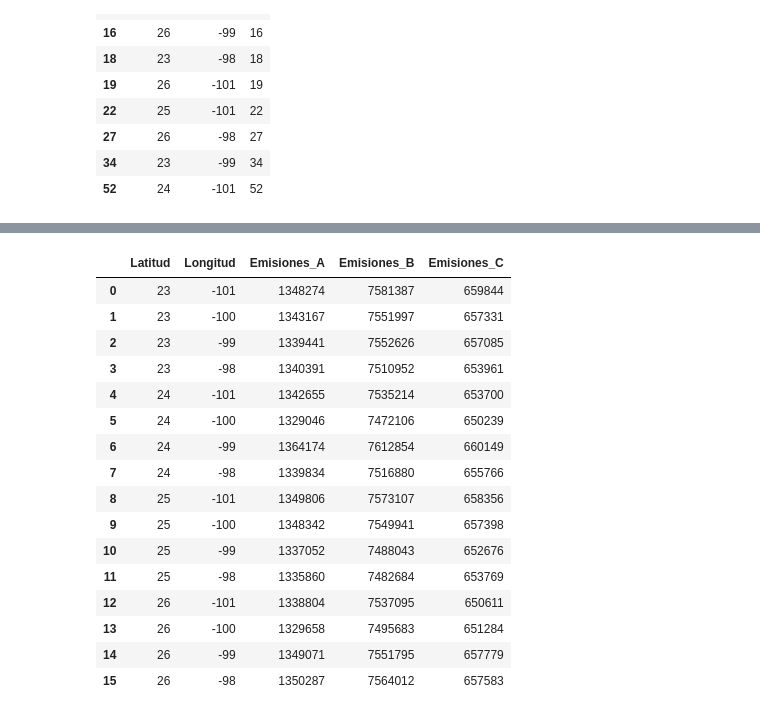
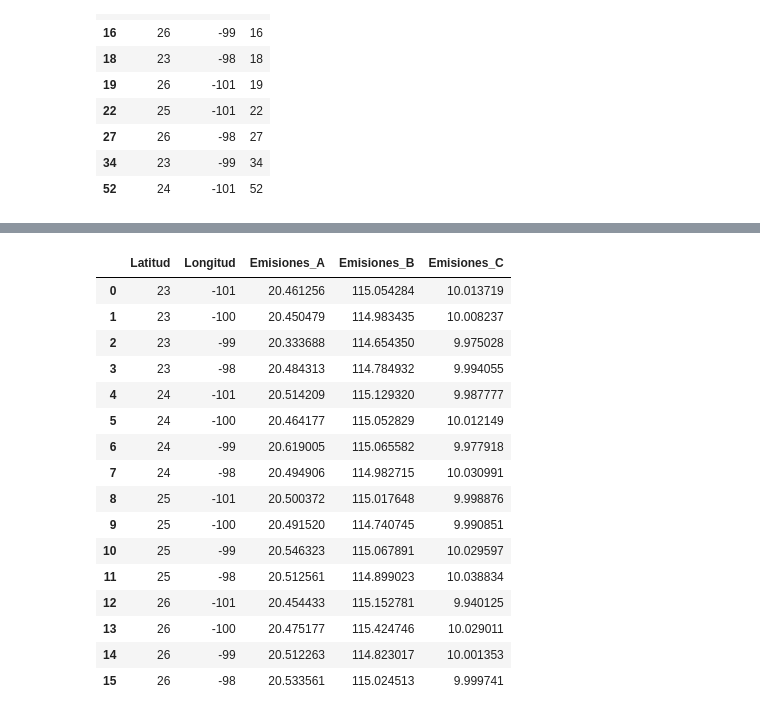
Before and after one commit to fou-foo/Consultoria, a Jupyter notebook: python/berkeley.ipynb, the cells around one changed output, grey strips where cells are left out. Drawn from its saved outputs; the diff is of its cells as text; code cells hidden in the pictures.

```diff
--- a/python/berkeley.ipynb
+++ b/python/berkeley.ipynb
@@ -251,27 +285,27 @@ plotly.offline.iplot(fig, filename='Puntos')
 [interactive output not drawn]
 # %%
 resumen1 = emisiones[[ 'Latitud', 'Longitud', 'Emisiones_A', 'Emisiones_B', 'Emisiones_C']]
-resumen1 = resumen1.groupby([ 'Latitud', 'Longitud']).sum()
+resumen1 = resumen1.groupby([ 'Latitud', 'Longitud']).mean()
 resumen1 = resumen1.add_suffix('').reset_index()
 resumen1
 # %% [output]
 |  | Latitud | Longitud | Emisiones_A | Emisiones_B | Emisiones_C |
-| 0 | 23 | -101 | 1348274 | 7581387 | 659844 |
-| 1 | 23 | -100 | 1343167 | 7551997 | 657331 |
-| 2 | 23 | -99 | 1339441 | 7552626 | 657085 |
-| 3 | 23 | -98 | 1340391 | 7510952 | 653961 |
-| 4 | 24 | -101 | 1342655 | 7535214 | 653700 |
-| 5 | 24 | -100 | 1329046 | 7472106 | 650239 |
-| 6 | 24 | -99 | 1364174 | 7612854 | 660149 |
-| 7 | 24 | -98 | 1339834 | 7516880 | 655766 |
-| 8 | 25 | -101 | 1349806 | 7573107 | 658356 |
-| 9 | 25 | -100 | 1348342 | 7549941 | 657398 |
-| 10 | 25 | -99 | 1337052 | 7488043 | 652676 |
-| 11 | 25 | -98 | 1335860 | 7482684 | 653769 |
-| 12 | 26 | -101 | 1338804 | 7537095 | 650611 |
-| 13 | 26 | -100 | 1329658 | 7495683 | 651284 |
-| 14 | 26 | -99 | 1349071 | 7551795 | 657779 |
-| 15 | 26 | -98 | 1350287 | 7564012 | 657583 |
+| 0 | 23 | -101 | 20.461256 | 115.054284 | 10.013719 |
+| 1 | 23 | -100 | 20.450479 | 114.983435 | 10.008237 |
+| 2 | 23 | -99 | 20.333688 | 114.654350 | 9.975028 |
+| 3 | 23 | -98 | 20.484313 | 114.784932 | 9.994055 |
+| 4 | 24 | -101 | 20.514209 | 115.129320 | 9.987777 |
+| 5 | 24 | -100 | 20.464177 | 115.052829 | 10.012149 |
+| 6 | 24 | -99 | 20.619005 | 115.065582 | 9.977918 |
+| 7 | 24 | -98 | 20.494906 | 114.982715 | 10.030991 |
+| 8 | 25 | -101 | 20.500372 | 115.017648 | 9.998876 |
+| 9 | 25 | -100 | 20.491520 | 114.740745 | 9.990851 |
+| 10 | 25 | -99 | 20.546323 | 115.067891 | 10.029597 |
+| 11 | 25 | -98 | 20.512561 | 114.899023 | 10.038834 |
+| 12 | 26 | -101 | 20.454433 | 115.152781 | 9.940125 |
+| 13 | 26 | -100 | 20.475177 | 115.424746 | 10.029011 |
+| 14 | 26 | -99 | 20.512263 | 114.823017 | 10.001353 |
+| 15 | 26 | -98 | 20.533561 | 115.024513 | 9.999741 |
 # %%
 plotly.offline.init_notebook_mode(connected=True)
 site_lat = resumen1['Latitud']
```
Also changed, not shown: parts of 7 cells of this notebook, 1 other file.
